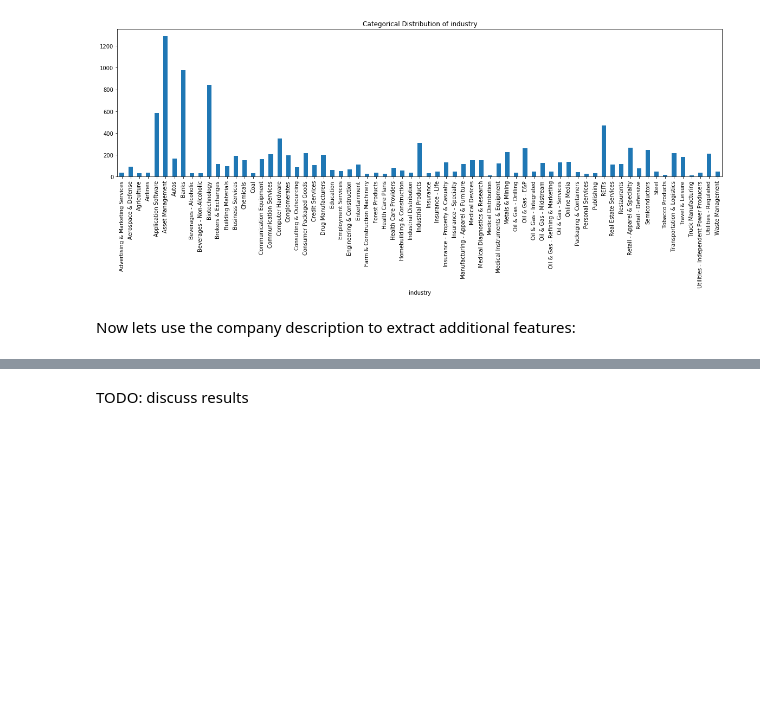
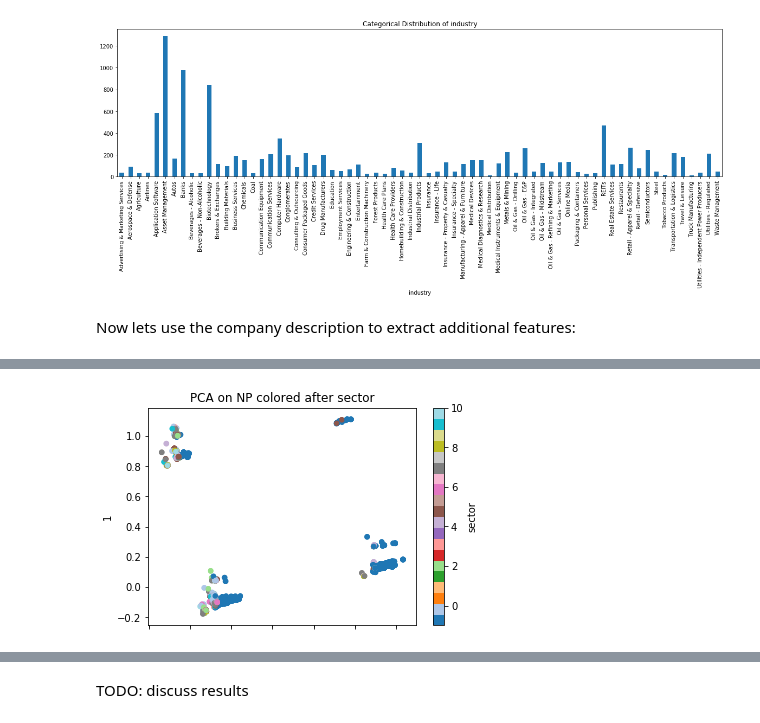
Before and after one commit to felixnext/stock_trend_analysis, a Jupyter notebook: notebooks/02-2_recommender-cleaning+features.ipynb, the cells around one changed output, grey strips where cells are left out. Drawn from its saved outputs; the diff is of its cells as text; code cells hidden in the pictures; blank space fills up the shorter version.

```diff
--- a/notebooks/02-2_recommender-cleaning+features.ipynb
+++ b/notebooks/02-2_recommender-cleaning+features.ipynb
@@ -103,0 +176,11 @@ def extract_nouns(df, col_name):
+# %%
+# Set-Vectorize the noun phrases for each document
+from sklearn.feature_extraction.text import CountVectorizer
+
+cv = CountVectorizer(tokenizer=lambda x: extract_nouns(x), binary=True, lowercase=False)
+vecs = cv.fit_transform(df_profile['description'].fillna("").values)
+vecs = pd.DataFrame(vecs.toarray())
+
+# merge with original dataframe
+df_vecs = pd.concat([df_profile[['symbol', 'sector', 'industry', 'exchange']], vecs], axis=1)
+df_vecs.head()
@@ -103,0 +195,21 @@ def extract_nouns(df, col_name):
+# %%
+from sklearn.decomposition import PCA
+from sklearn.manifold import TSNE
+
+# perform dimensionality reduction on vectors
+def calc_pca(vecs):
+    pca = PCA(n_components=2)
+    vecs_pca = pca.fit_transform(vecs)
+    vecs_pca = pd.DataFrame(vecs_pca)
+
+    # combine data
+    df_vecs = pd.concat([df_profile[['symbol', 'sector', 'industry', 'exchange']], vecs_pca], axis=1)
+    color = 'sector'
+    df_vecs[color] = df_vecs[color].astype("category").cat.codes
+
+    # scatter plot data
+    df_vecs.plot.scatter(0, 1, c=color, cmap='tab20', title='PCA on NP colored after sector');
+
+calc_pca(vecs)
+# %% [output]
+[figure, added]
```
Also changed, not shown: parts of 15 cells of this notebook, 15 other files.
